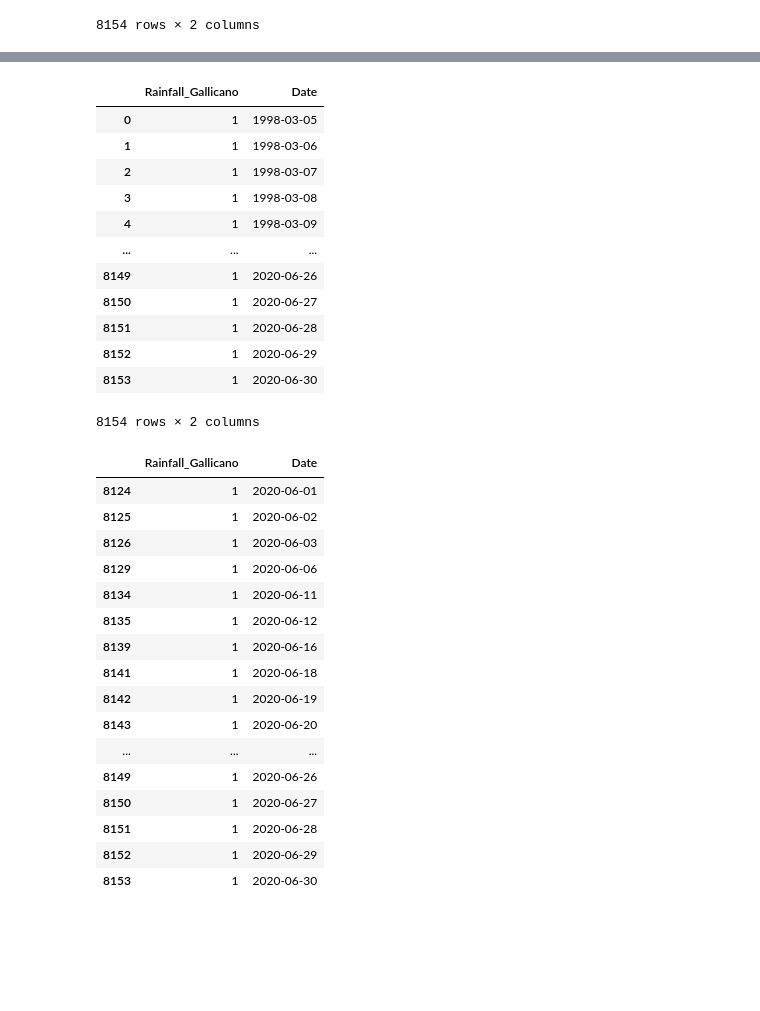
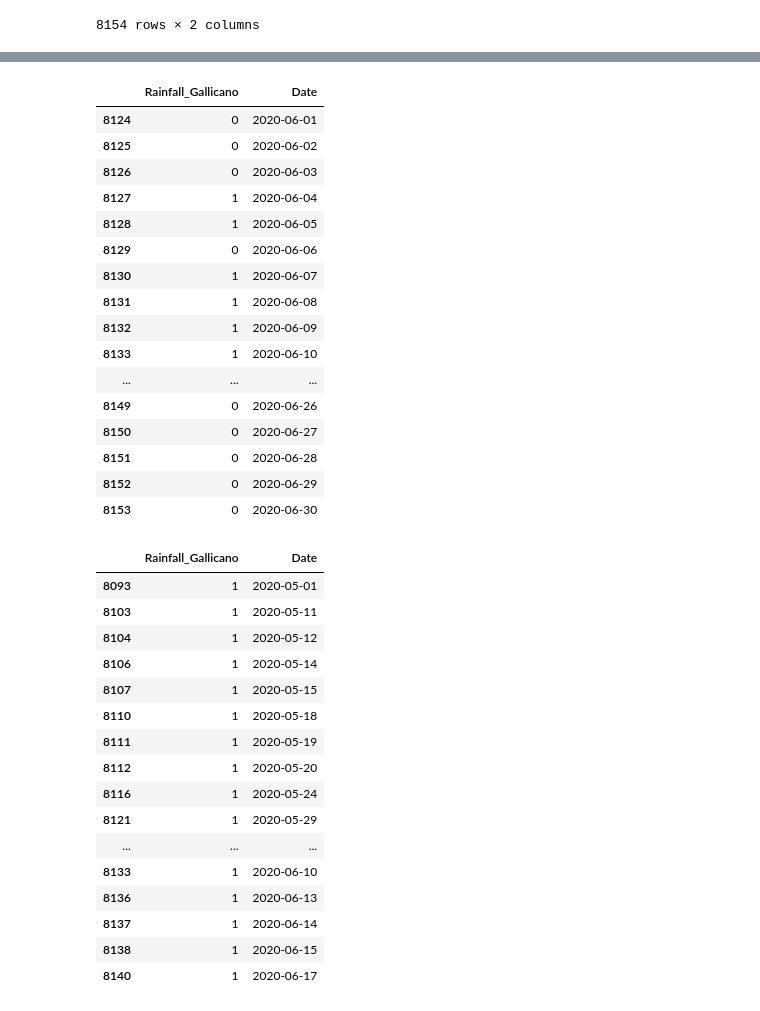
Before and after one commit to safeer-maker/Acea-Water-Prediction, a Jupyter notebook: water prediction.ipynb, the cells around one changed output, grey strips where cells are left out. Cells and saved outputs as stored; diff of their text form; code cells hidden in the pictures; blank space fills up the shorter version.

```diff
--- a/water prediction.ipynb
+++ b/water prediction.ipynb
@@ -496,7 +496,8 @@ Flow_Rate_Madonna_di_Canneto                      1.000000
 
 data_set_name = ['Auser', 'Petrignano', 'Bilancino', 'Arno', 'Lupa', 'Madonna']
 # %%
-df = water_df[data_set_name[0]]
+auser_df = water_df[data_set_name[0]]
+df = auser_df.copy()
 # %%
 from datetime import datetime, date
 
@@ -588,3 +593,3 @@ temp_df1
 # %%
-temp_df1['Rainfall_Gallicano'] = (  (temp_df['Rainfall_Gallicano'].isnull()) | (temp_df['Rainfall_Gallicano'] == 0) ).astype(int)
-#temp_df1['Date'] = auser_df['Date'].copy()
+temp_df1['Rainfall_Gallicano'] = ((temp_df['Rainfall_Gallicano'].notna()) & (temp_df['Rainfall_Gallicano'] != 0)).astype(int)
+temp_df1
@@ -591,40 +610,44 @@ temp_df1['Rainfall_Gallicano'] = (  (temp_df['Rainfall_Gallicano'].isnull()) | (
 # %%
-temp_df1
+temp_df1.tail(30)
 # %% [output]
 |  | Rainfall_Gallicano | Date |
-| 0 | 1 | 1998-03-05 |
-| 1 | 1 | 1998-03-06 |
-| 2 | 1 | 1998-03-07 |
-| 3 | 1 | 1998-03-08 |
-| 4 | 1 | 1998-03-09 |
+| 8124 | 0 | 2020-06-01 |
+| 8125 | 0 | 2020-06-02 |
+| 8126 | 0 | 2020-06-03 |
+| 8127 | 1 | 2020-06-04 |
+| 8128 | 1 | 2020-06-05 |
+| 8129 | 0 | 2020-06-06 |
+| 8130 | 1 | 2020-06-07 |
+| 8131 | 1 | 2020-06-08 |
+| 8132 | 1 | 2020-06-09 |
+| 8133 | 1 | 2020-06-10 |
 | ... | ... | ... |
-| 8149 | 1 | 2020-06-26 |
-| 8150 | 1 | 2020-06-27 |
-| 8151 | 1 | 2020-06-28 |
-| 8152 | 1 | 2020-06-29 |
-| 8153 | 1 | 2020-06-30 |
+| 8149 | 0 | 2020-06-26 |
+| 8150 | 0 | 2020-06-27 |
+| 8151 | 0 | 2020-06-28 |
+| 8152 | 0 | 2020-06-29 |
+| 8153 | 0 | 2020-06-30 |
-8154 rows × 2 columns
 # %%
 rainfall_is_zero = temp_df1[temp_df1 ['Rainfall_Gallicano'] == 1]
 rainfall_is_zero.tail(20)
 # %% [output]
 |  | Rainfall_Gallicano | Date |
-| 8124 | 1 | 2020-06-01 |
-| 8125 | 1 | 2020-06-02 |
-| 8126 | 1 | 2020-06-03 |
-| 8129 | 1 | 2020-06-06 |
-| 8134 | 1 | 2020-06-11 |
-| 8135 | 1 | 2020-06-12 |
-| 8139 | 1 | 2020-06-16 |
-| 8141 | 1 | 2020-06-18 |
-| 8142 | 1 | 2020-06-19 |
-| 8143 | 1 | 2020-06-20 |
+| 8093 | 1 | 2020-05-01 |
+| 8103 | 1 | 2020-05-11 |
+| 8104 | 1 | 2020-05-12 |
+| 8106 | 1 | 2020-05-14 |
+| 8107 | 1 | 2020-05-15 |
+| 8110 | 1 | 2020-05-18 |
+| 8111 | 1 | 2020-05-19 |
+| 8112 | 1 | 2020-05-20 |
+| 8116 | 1 | 2020-05-24 |
+| 8121 | 1 | 2020-05-29 |
 | ... | ... | ... |
-| 8149 | 1 | 2020-06-26 |
-| 8150 | 1 | 2020-06-27 |
-| 8151 | 1 | 2020-06-28 |
-| 8152 | 1 | 2020-06-29 |
-| 8153 | 1 | 2020-06-30 |
+| 8133 | 1 | 2020-06-10 |
+| 8136 | 1 | 2020-06-13 |
+| 8137 | 1 | 2020-06-14 |
+| 8138 | 1 | 2020-06-15 |
+| 8140 | 1 | 2020-06-17 |
 # %%
 rainfall_is_zero = rainfall_is_zero.sort_values (by = "Date")
 rainfall_is_zero['days differ'] = rainfall_is_zero.Date - rainfall_is_zero.Date.shift(1)
```
Also changed, not shown: parts of 6 cells of this notebook.
